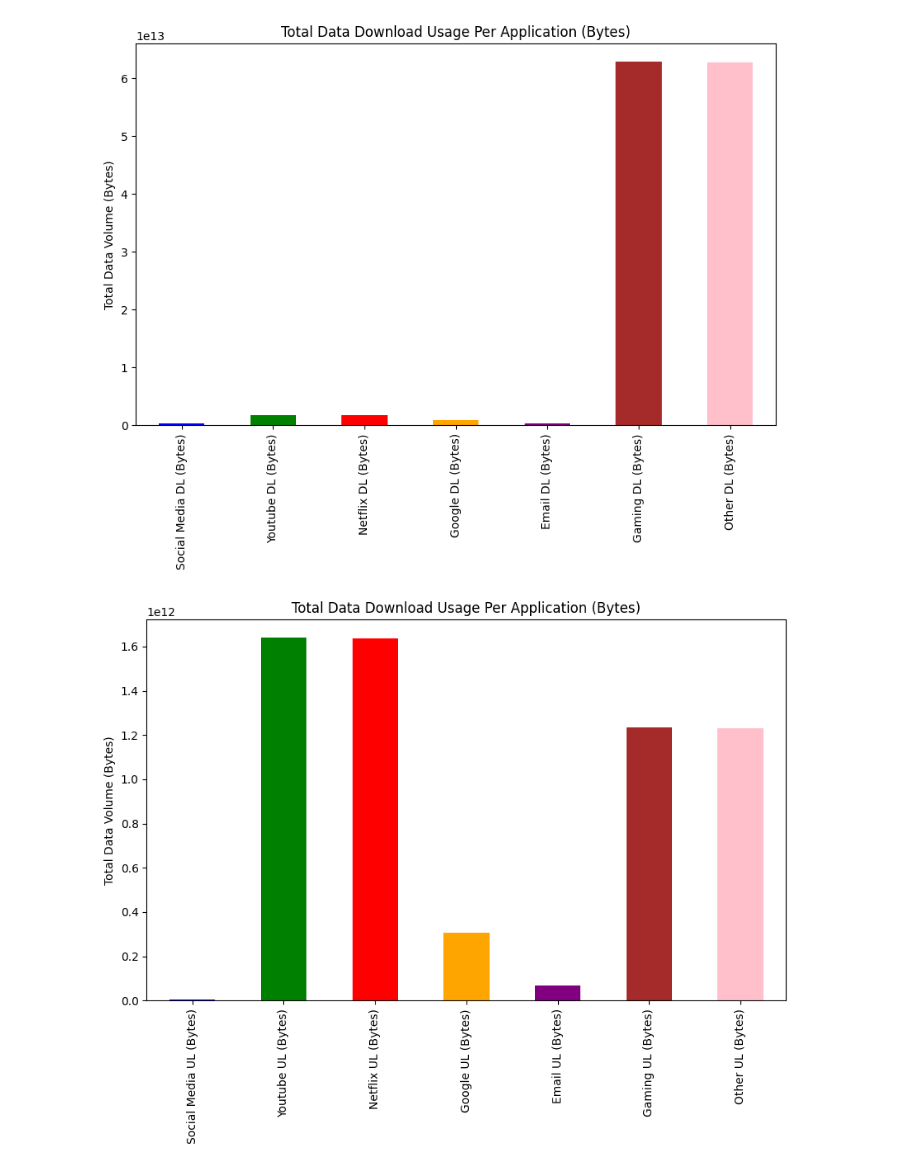
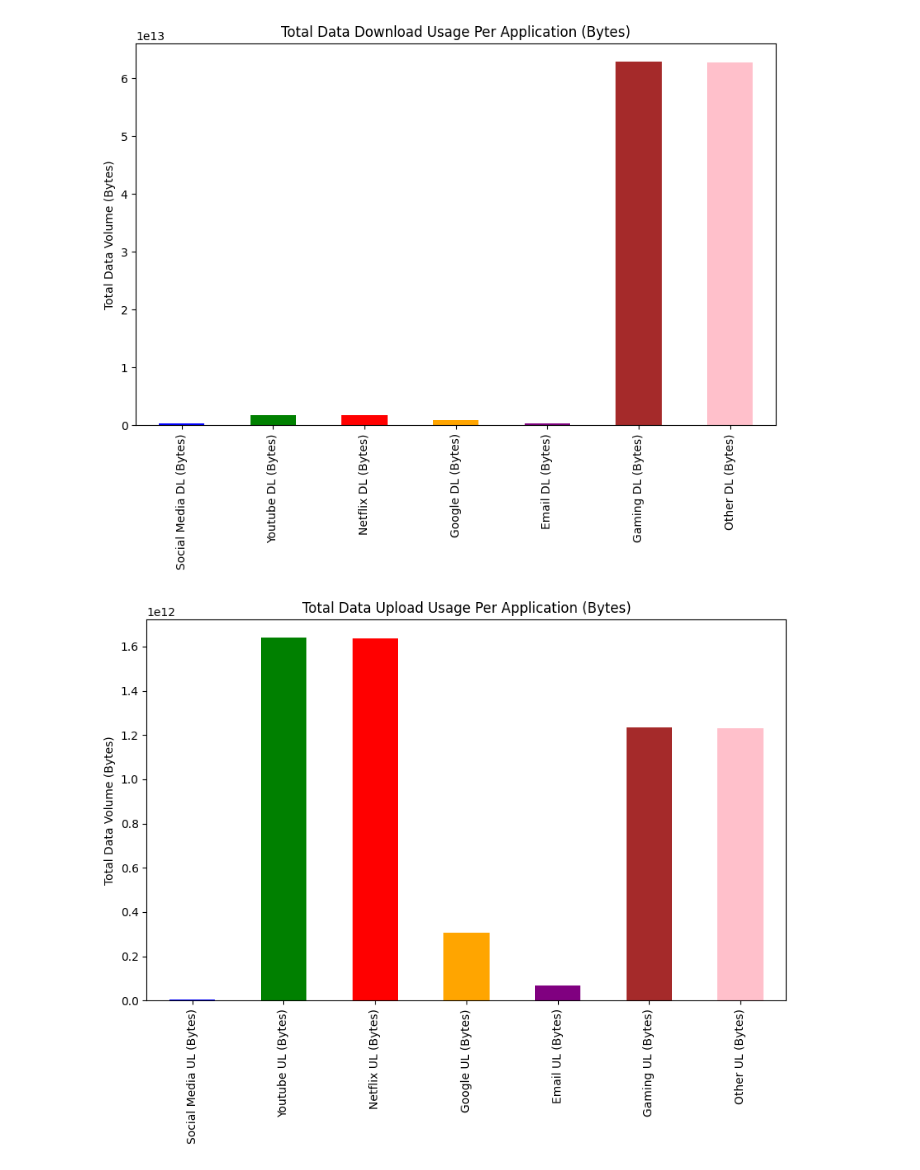
Before and after one commit to Ty-Miki/telecom-data-analysis, a Jupyter notebook: notebooks/user_overview_analysis/XDR_aggregarion.ipynb, the cells around one changed output. Cells and saved outputs as stored; diff of their text form; code cells hidden in the pictures.

```diff
--- a/notebooks/user_overview_analysis/XDR_aggregarion.ipynb
+++ b/notebooks/user_overview_analysis/XDR_aggregarion.ipynb
@@ -216,15 +216,15 @@ plt.show()
 # %%
 # Bar chart for data upload usage per application
 applications = ['Social Media UL (Bytes)', 'Youtube UL (Bytes)', 'Netflix UL (Bytes)',
                 'Google UL (Bytes)', 'Email UL (Bytes)', 'Gaming UL (Bytes)', 'Other UL (Bytes)']
 
 user_data_app = user_data[applications].sum()
 
 # Bar plot for total data per application
 plt.figure(figsize=(10,6))
 user_data_app.plot(kind='bar', color=['blue', 'green', 'red', 'orange', 'purple', 'brown', 'pink'])
-plt.title('Total Data Download Usage Per Application (Bytes)')
+plt.title('Total Data Upload Usage Per Application (Bytes)')
 plt.ylabel('Total Data Volume (Bytes)')
 plt.show()
 # %% [output]
-[figure, old version]
+[figure, new version]
```
Also changed, not shown: 1 other file.
